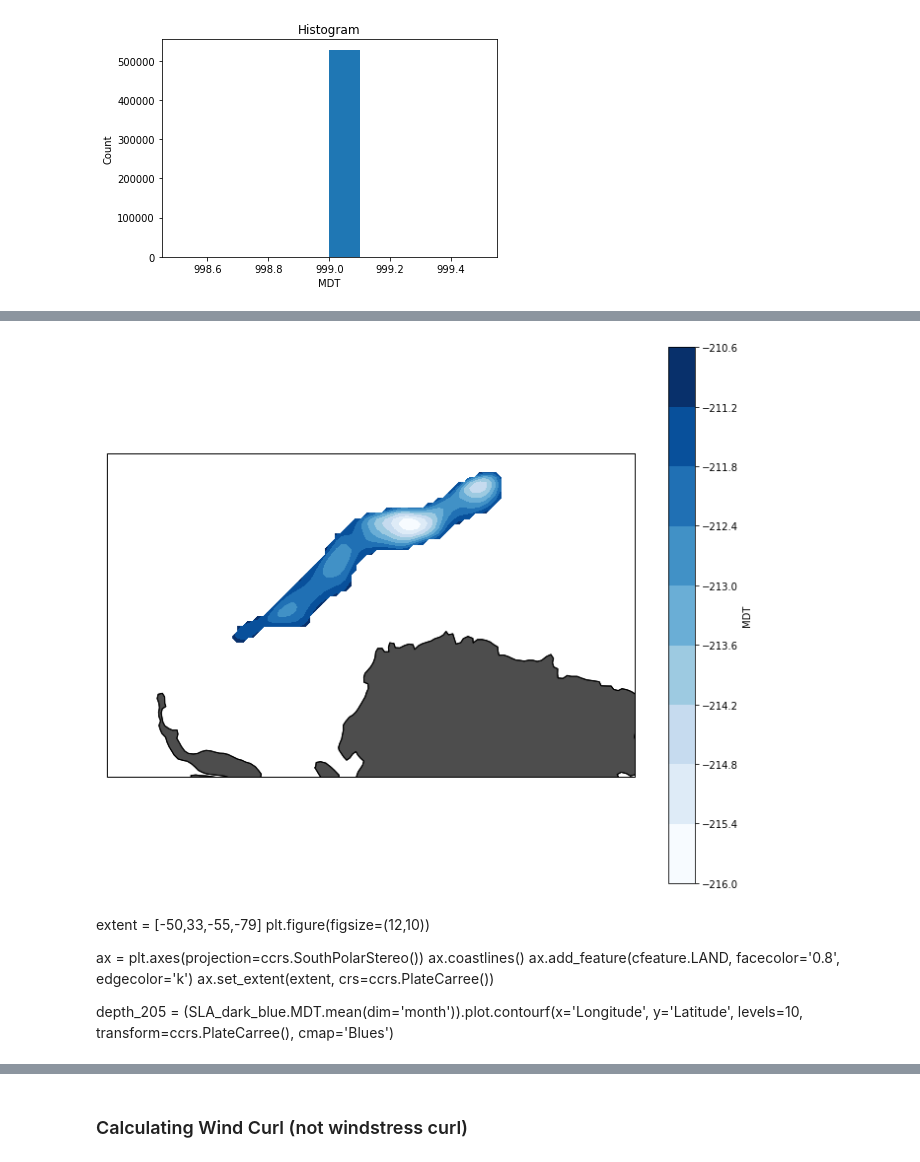
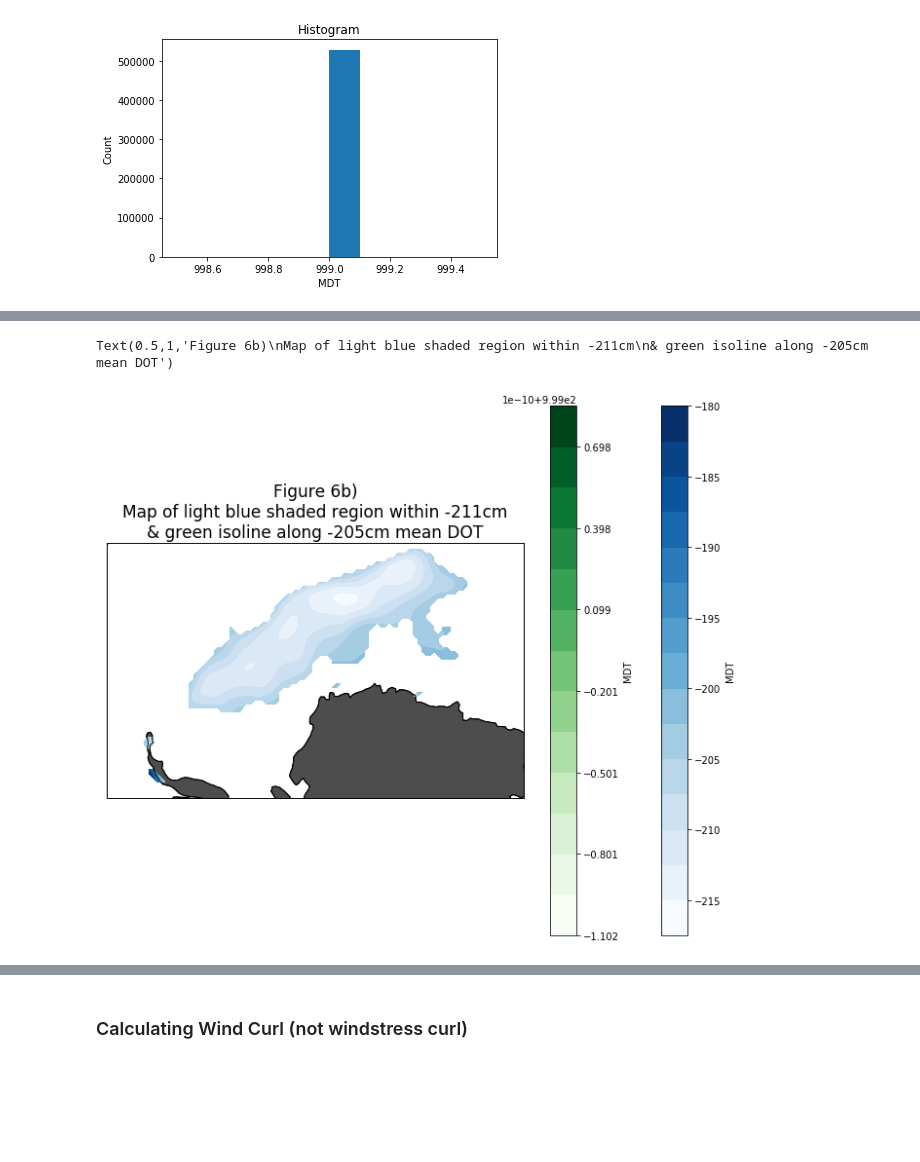
Before and after one commit to shanicetbailey/rces-finalproject, a Jupyter notebook: class_project2018_cleaned.ipynb, the cells around one changed output, grey strips where cells are left out. Cells and saved outputs as stored; diff of their text form; code cells hidden in the pictures; blank space fills up the shorter version.

```diff
--- a/class_project2018_cleaned.ipynb
+++ b/class_project2018_cleaned.ipynb
@@ -351,4 +342,4 @@ plt.tight_layout()
 # %%
 #Monthly mean SLA within -211cm, and at -205cm, mean DOT (MDT)
-SLA_light_blue = (ds.where(ds.MDT<=-211)).groupby('date.month').mean(dim='date')
-SLA_dark_blue = (ds.where(ds.MDT==-205, 999)).groupby('date.month').mean(dim='date')
+light_blue = (ds.where(ds.DOT<=-211)).groupby('date.month').mean(dim='date')
+dark_blue = (ds.where(ds.DOT==-205, 999)).groupby('date.month').mean(dim='date')
@@ -390,28 +381,27 @@ Data variables:
 # %%
+#Isoline along the -205cm mean DOT contour is not showing.
+
 extent = [-50,33,-55,-79]
 plt.figure(figsize=(12,10))
 
 ax = plt.axes(projection=ccrs.SouthPolarStereo())
 ax.coastlines()
 ax.add_feature(cfeature.LAND, facecolor='0.3', edgecolor='k')
 ax.set_extent(extent, crs=ccrs.PlateCarree())
 
-depth_211 = (SLA_light_blue.MDT.mean(dim='month')).plot.contourf(x='Longitude', y='Latitude',
+(light_blue.MDT.mean(dim='month')).plot.contourf(x='Longitude', y='Latitude',
                                                                  transform=ccrs.PlateCarree(), cmap='Blues',
-                                                                levels=10)
+                                                                 levels=15)
+
+(dark_blue.MDT.mean(dim='month')).plot.contourf(x='Longitude', y='Latitude', levels=15,
+                                                                 transform=ccrs.PlateCarree(), cmap='Greens')
+
+plt.title("Figure 6b)\nMap of light blue shaded region within -211cm\n& green isoline along -205cm mean DOT"
+          , fontsize=17)
 
 #trying to get rest of contour lines to fill map
-#ax.contour(SLA_light_blue.Longitude, SLA_light_blue.Latitude, ds.SLA.mean(dim='date'), transform=ccrs.PlateCarree())
+#ax.contour(SLA_light_blue.Longitude, SLA_light_blue.Latitude, ds.SLA.mean(dim='date'),
+           #transform=ccrs.PlateCarree(), linestyle='solid')
 # %% [output]
+Text(0.5,1,'Figure 6b)\nMap of light blue shaded region within -211cm\n& green isoline along -205cm mean DOT')
-[figure, old version]
+[figure, new version]
-# %% [markdown]
-extent = [-50,33,-55,-79]
-plt.figure(figsize=(12,10))
-
-ax = plt.axes(projection=ccrs.SouthPolarStereo())
-ax.coastlines()
-ax.add_feature(cfeature.LAND, facecolor='0.8', edgecolor='k')
-ax.set_extent(extent, crs=ccrs.PlateCarree())
-
-depth_205 = (SLA_dark_blue.MDT.mean(dim='month')).plot.contourf(x='Longitude', y='Latitude', levels=10,
-                                                                 transform=ccrs.PlateCarree(), cmap='Blues')
```
Also changed, not shown: parts of 30 cells of this notebook.
